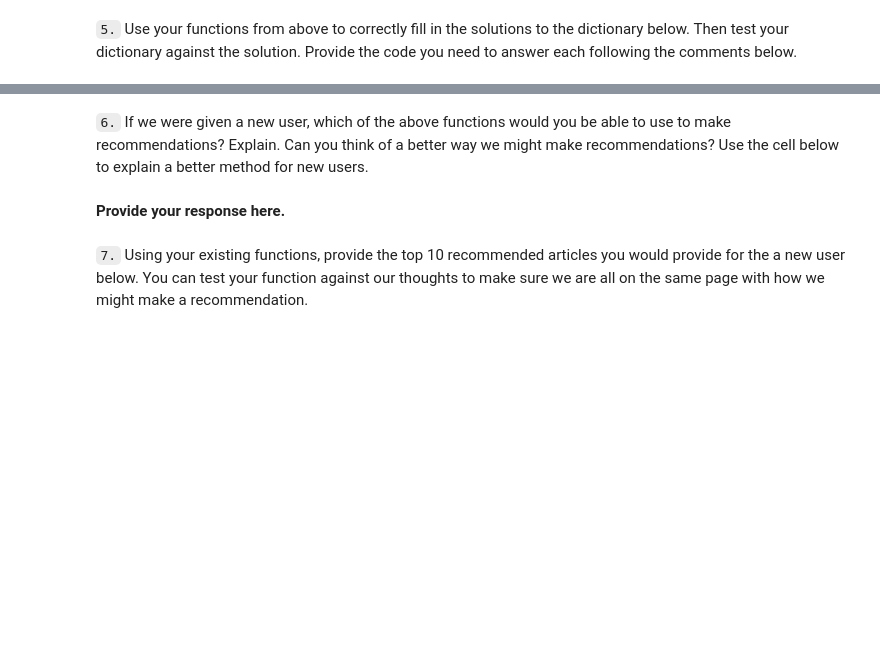
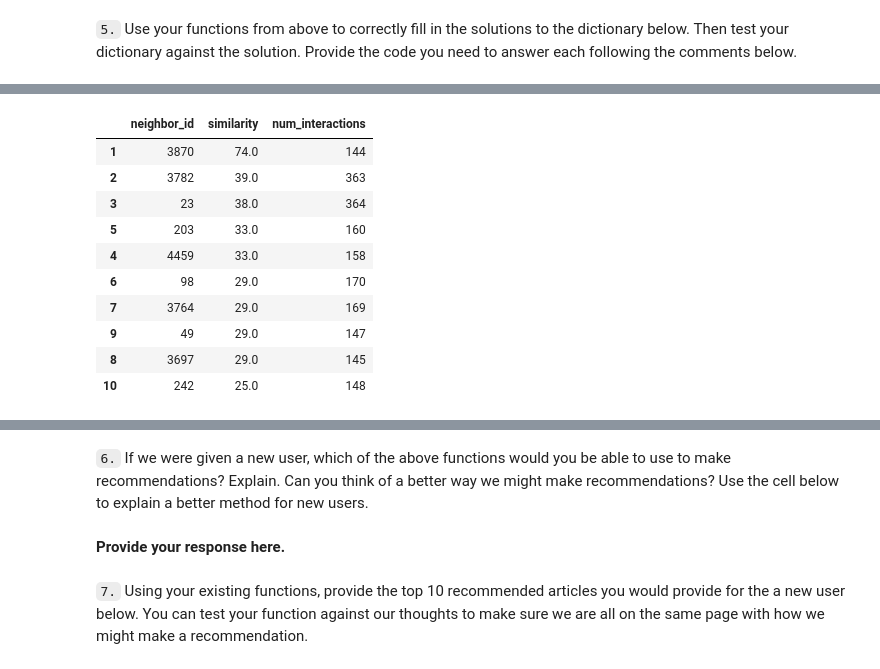
Before and after one commit to waficf/Udacity_DSND, a Jupyter notebook: Recommendations_with_IBM.ipynb, the cells around one changed output, grey strips where cells are left out. Cells and saved outputs as stored; diff of their text form; code cells hidden in the pictures; blank space fills up the shorter version.

```diff
--- a/Recommendations_with_IBM.ipynb
+++ b/Recommendations_with_IBM.ipynb
@@ -494,6 +511,18 @@ def get_top_sorted_users(user_id, df=df, user_item=user_item):
 
     '''
     # Your code here
+
+    similar = user_item.dot(user_item.loc[user_id]).sort_values(ascending=False).to_frame('similarity').reset_index()
+    temp_df = df[df.user_id.isin(similar.user_id)].groupby('user_id').article_id.count().sort_values(ascending=False)\
+    .to_frame().reset_index()
+
+    temp_df.rename(columns={'article_id':'num_interactions'}, inplace=True)
+
+    neighbors_df = similar.merge(temp_df, on='user_id').sort_values(['similarity', 'num_interactions'], ascending=False)
+
+    neighbors_df.rename(columns={'user_id':'neighbor_id'}, inplace=True)
+
+    neighbors_df = neighbors_df[neighbors_df.neighbor_id != user_id]
 
     return neighbors_df # Return the dataframe specified in the doc_string
 
@@ -523,7 +552,27 @@ def user_user_recs_part2(user_id, m=10):
     '''
     # Your code here
 
-    return recs, rec_names
+    top_articles = df.groupby(['article_id'])['user_id'].count()
+
+    sim_users = get_top_sorted_users(user_id).user_id.values
+
+    recoms = []
+
+    for user in sim_users:
+        article_ids, article_names = get_user_articles(user)
+        article_ids_user, article_names_user = get_user_articles(user)
+
+        recoms.extend(article_ids)
+
+    recs = list(set(article_ids_user + recoms))
+
+    sorted_rec = top_articles.loc[recs].sort_values(ascending=False).index.values.tolist()
+
+    sorted_rec = sorted_rec[:m]
+
+    rec_names = get_article_names(sorted_rec)
+
+    return sorted_rec, rec_names
 # %%
 # Quick spot check - don't change this code - just use it to test your functions
 rec_ids, rec_names = user_user_recs_part2(20, 10)
@@ -537,3 +601,17 @@ print(rec_names)
+# %%
+get_top_sorted_users(131, df, user_item).head(10)
+# %% [output]
+|  | neighbor_id | similarity | num_interactions |
+| 1 | 3870 | 74.0 | 144 |
+| 2 | 3782 | 39.0 | 363 |
+| 3 | 23 | 38.0 | 364 |
+| 5 | 203 | 33.0 | 160 |
+| 4 | 4459 | 33.0 | 158 |
+| 6 | 98 | 29.0 | 170 |
+| 7 | 3764 | 29.0 | 169 |
+| 9 | 49 | 29.0 | 147 |
+| 8 | 3697 | 29.0 | 145 |
+| 10 | 242 | 25.0 | 148 |
 # %%
 ### Tests with a dictionary of results
 
```
Also changed, not shown: parts of 16 cells of this notebook.
